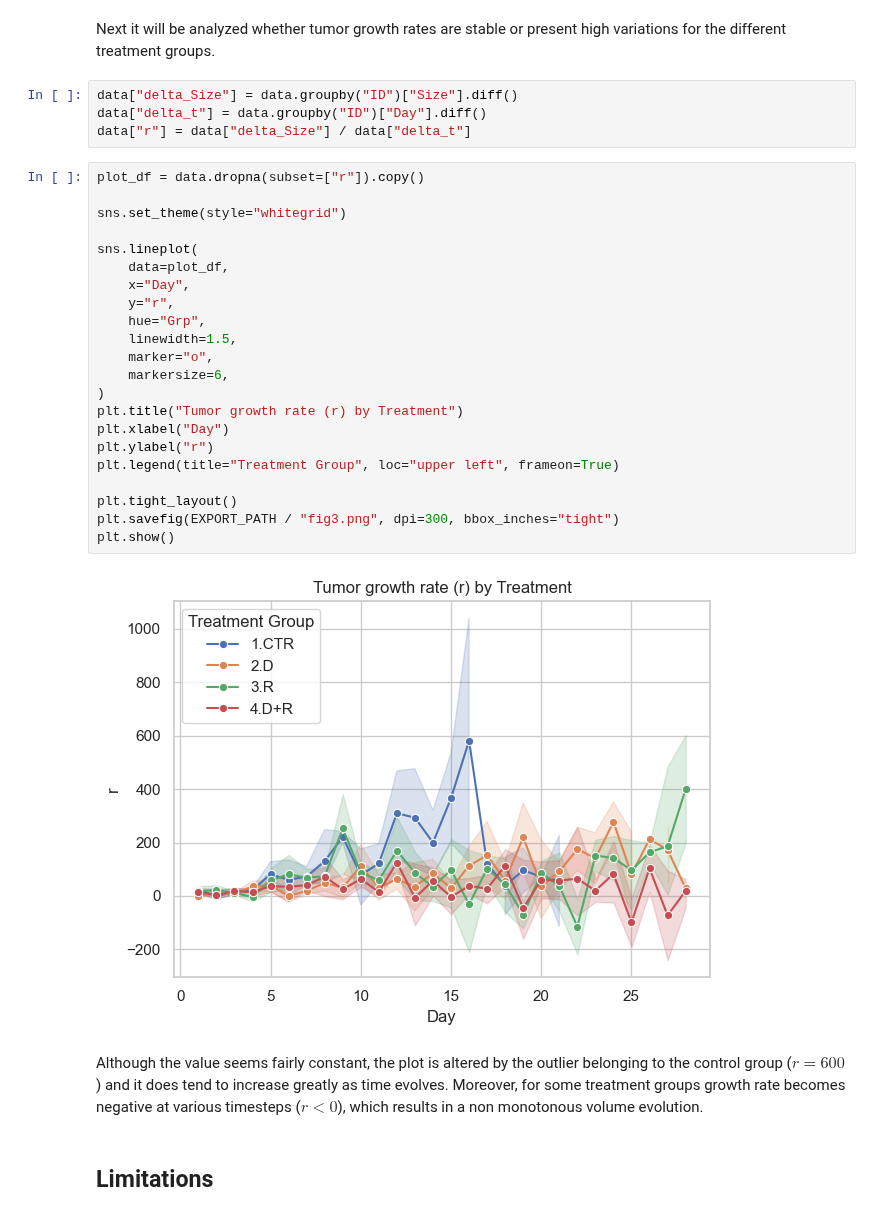
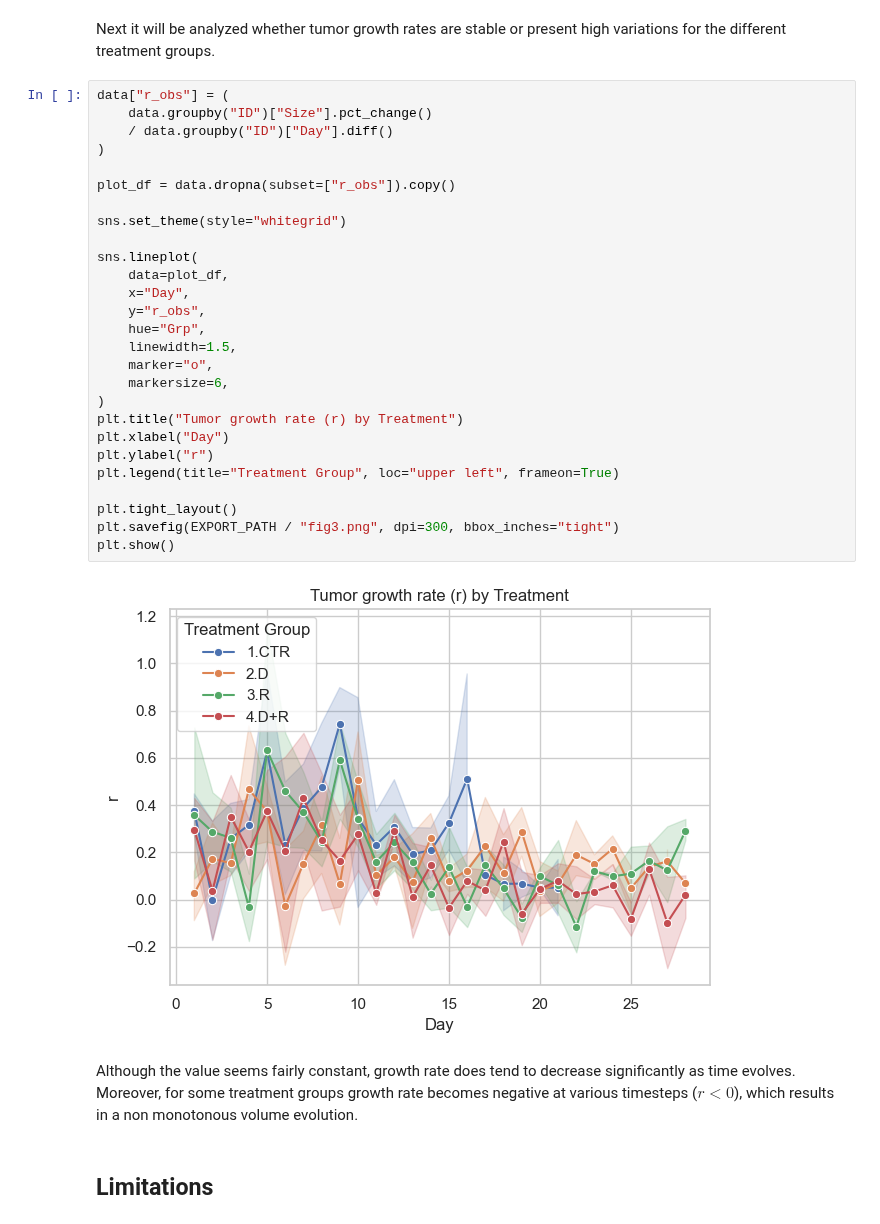
Before and after one commit to GrauSerramitjanaEspunya/tumor-modelling, a Jupyter notebook: notebooks/01_eda.ipynb, the cells around one changed output. Saved outputs shown, nothing was run; the diff lists cells and outputs as text.

```diff
--- a/notebooks/01_eda.ipynb
+++ b/notebooks/01_eda.ipynb
@@ -141,36 +145,37 @@ The following can be observed from the plots:
 ## Growth rate evolution inspection
 # %% [markdown]
 Next it will be analyzed whether tumor growth rates are stable or present high variations for the different treatment groups.
-# %%
-data["delta_Size"] = data.groupby("ID")["Size"].diff()
-data["delta_t"] = data.groupby("ID")["Day"].diff()
-data["r"] = data["delta_Size"] / data["delta_t"]
-# %%
-plot_df = data.dropna(subset=["r"]).copy()
-
-sns.set_theme(style="whitegrid")
-
-sns.lineplot(
-    data=plot_df,
-    x="Day",
-    y="r",
-    hue="Grp",
-    linewidth=1.5,
-    marker="o",
-    markersize=6,
-)
-plt.title("Tumor growth rate (r) by Treatment")
-plt.xlabel("Day")
-plt.ylabel("r")
-plt.legend(title="Treatment Group", loc="upper left", frameon=True)
-
-plt.tight_layout()
-plt.savefig(EXPORT_PATH / "fig3.png", dpi=300, bbox_inches="tight")
-plt.show()
-# %% [output]
-[figure, removed]
+# %%
+data["r_obs"] = (
+    data.groupby("ID")["Size"].pct_change()
+    / data.groupby("ID")["Day"].diff()
+)
+
+plot_df = data.dropna(subset=["r_obs"]).copy()
+
+sns.set_theme(style="whitegrid")
+
+sns.lineplot(
+    data=plot_df,
+    x="Day",
+    y="r_obs",
+    hue="Grp",
+    linewidth=1.5,
+    marker="o",
+    markersize=6,
+)
+plt.title("Tumor growth rate (r) by Treatment")
+plt.xlabel("Day")
+plt.ylabel("r")
+plt.legend(title="Treatment Group", loc="upper left", frameon=True)
+
+plt.tight_layout()
+plt.savefig(EXPORT_PATH / "fig3.png", dpi=300, bbox_inches="tight")
+plt.show()
+# %% [output]
+[figure, added]
 # %% [markdown]
-Although the value seems fairly constant, the plot is altered by the outlier belonging to the control group ($r=600$) and it does tend to increase greatly as time evolves. Moreover, for some treatment groups growth rate becomes negative at various timesteps ($r<0$), which results in a non monotonous volume evolution.
+Although the value seems fairly constant, growth rate does tend to decrease significantly as time evolves. Moreover, for some treatment groups growth rate becomes negative at various timesteps ($r<0$), which results in a non monotonous volume evolution.
 # %% [markdown]
 ## Limitations
 # %% [markdown]
```
Also changed, not shown: parts of 4 cells of this notebook, 9 other files.
